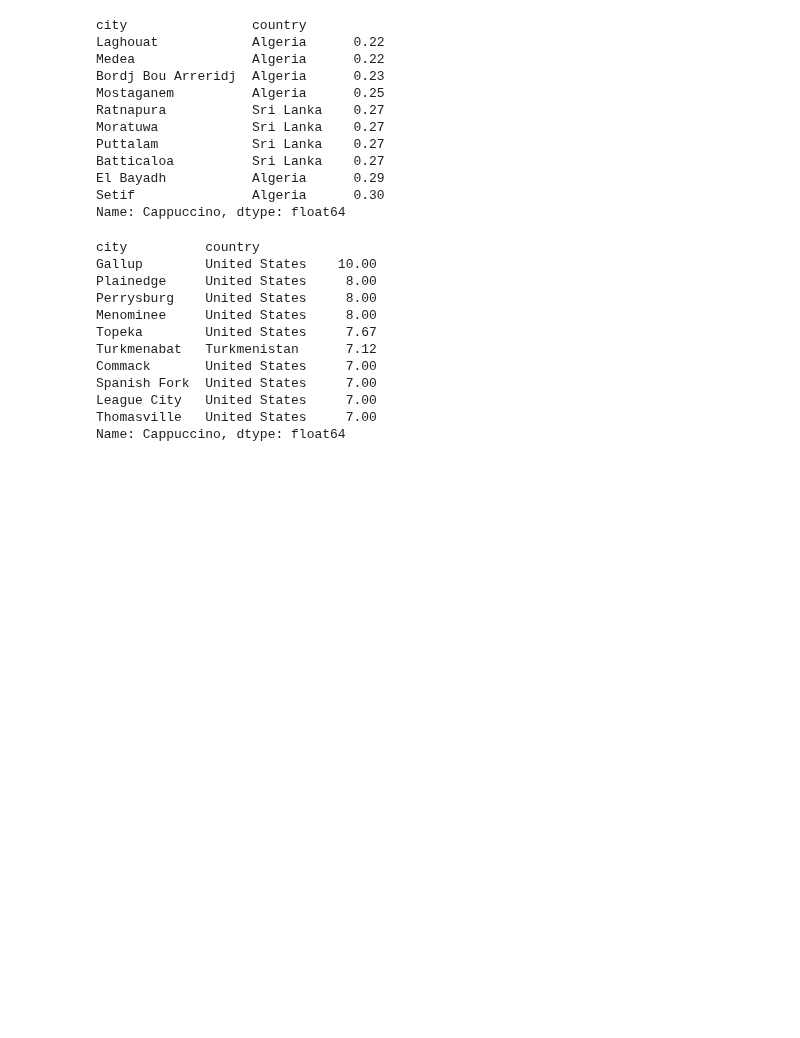
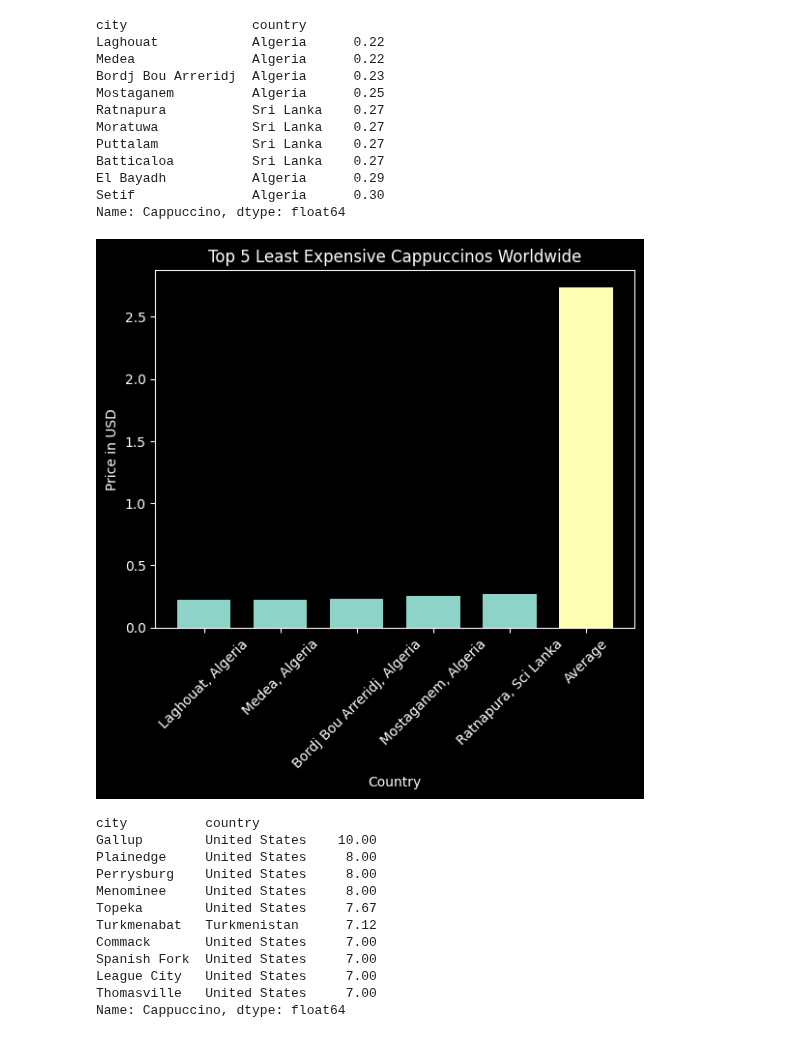
Before and after one commit to Reed-Carter/Global-Cost-of-Living, a Jupyter notebook: phil-project.ipynb, the cells around one changed output. Saved outputs shown, nothing was run; the diff lists cells and outputs as text; code cells hidden in the pictures; blank space fills up the shorter version.

```diff
--- a/phil-project.ipynb
+++ b/phil-project.ipynb
@@ -411,6 +419,28 @@ Batticaloa          Sri Lanka    0.27
 El Bayadh           Algeria      0.29
 Setif               Algeria      0.30
 Name: Cappuccino, dtype: float64
+# %%
+least_capp_values = [0.22, 0.22, 0.23, 0.25, 0.27]
+least_capp_locations = ['Laghouat, Algeria', 'Medea, Algeria', 'Bordj Bou Arreridj, Algeria', 'Mostaganem, Algeria', 'Ratnapura, Sci Lanka']
+# %%
+# Create bar graph
+plt.style.use('dark_background')
+
+plt.title('Top 5 Least Expensive Cappuccinos Worldwide')
+
+bar_width = 0.7
+
+plt.bar(least_capp_locations, least_capp_values, width=bar_width)
+plt.bar('Average', capp_average, width=bar_width)
+plt.xticks(rotation=45)
+
+
+plt.xlabel('Country')
+plt.ylabel('Price in USD')
+
+plt.show()
+# %% [output]
+[figure, added]
 # %%
 # Find the top 10 most expensive places that sell cappuccino
 cost_of_living.Cappuccino.sort_values(ascending=False).head(10)
```
Also changed, not shown: parts of 4 cells of this notebook.
